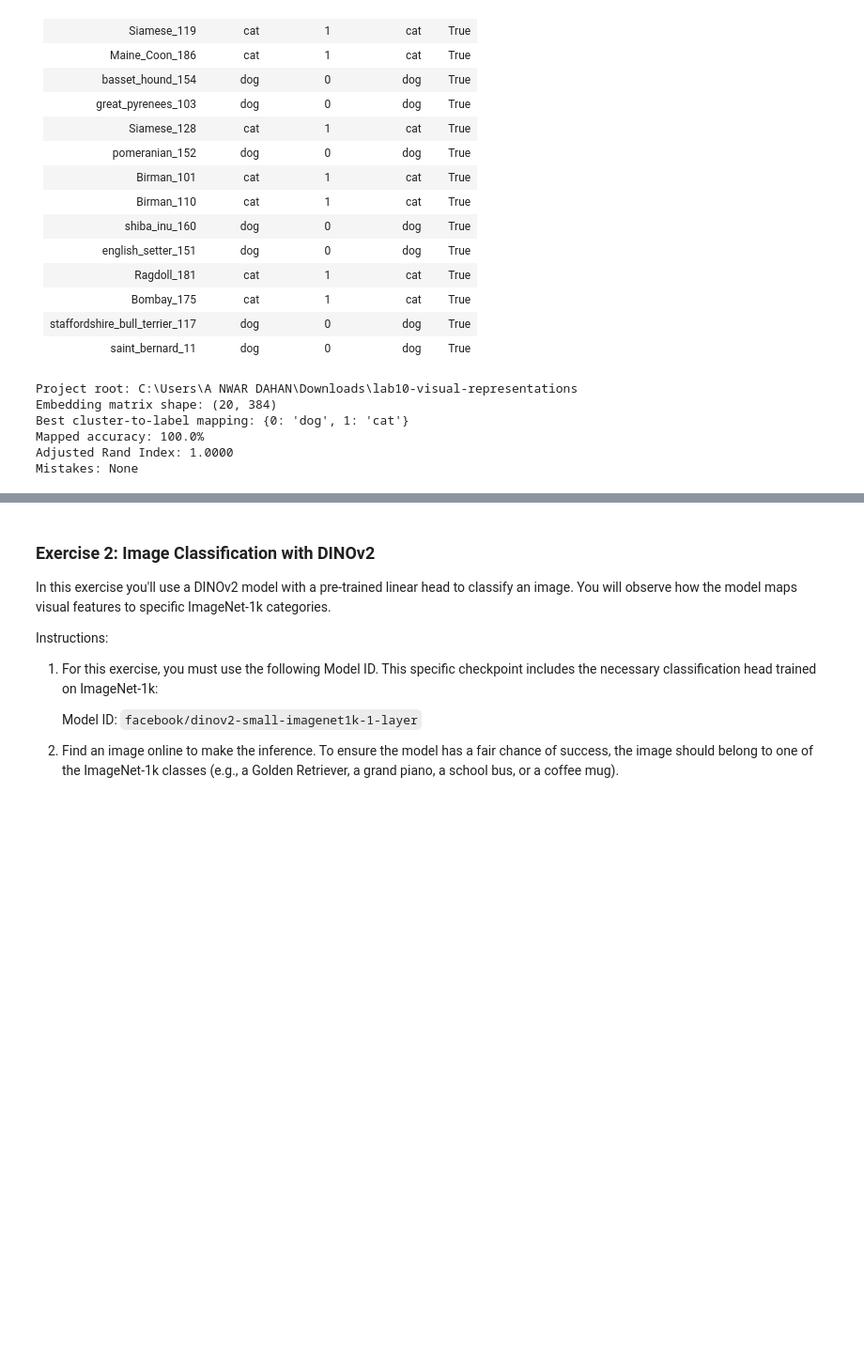
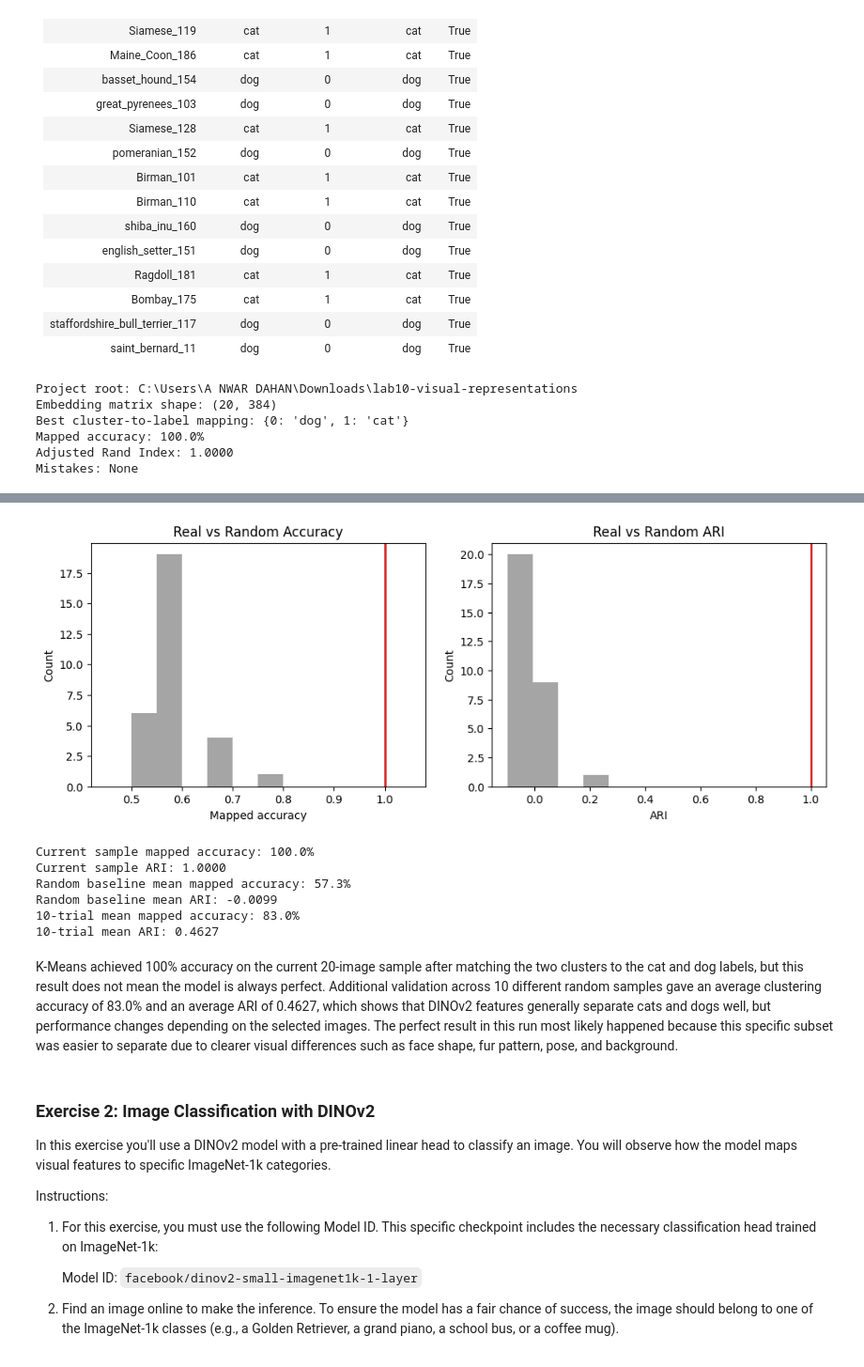
Before and after one commit to AnwarAldahan/arti560-computer-vision-labs, a Jupyter notebook: lab10-visual-representations/lab10-visual-representations-exercise.ipynb, the cells around one changed output, grey strips where cells are left out. Shown at 94% size. Saved outputs shown, nothing was run; the diff lists cells and outputs as text; code cells hidden in the pictures; blank space fills up the shorter version.

```diff
--- a/lab10-visual-representations/lab10-visual-representations-exercise.ipynb
+++ b/lab10-visual-representations/lab10-visual-representations-exercise.ipynb
@@ -235,3 +235,73 @@ Best cluster-to-label mapping: {0: 'dog', 1: 'cat'}
 Mapped accuracy: 100.0%
 Adjusted Rand Index: 1.0000
 Mistakes: None
+# %%
+def clustering_scores(embeddings, true_binary):
+    clusters = KMeans(n_clusters=2, n_init=20, random_state=42).fit_predict(embeddings)
+    mapped_accuracy = max(np.mean(clusters == true_binary), np.mean((1 - clusters) == true_binary))
+    ari_score = adjusted_rand_score(true_binary, clusters)
+    return mapped_accuracy, ari_score
+
+embedding_cache = {}
+
+def get_cached_embedding(path):
+    key = str(path)
+    if key not in embedding_cache:
+        embedding_cache[key] = get_cls_embedding(path)
+    return embedding_cache[key]
+
+real_acc, real_ari = clustering_scores(embeddings, true_binary)
+
+random_accs = []
+random_aris = []
+for seed in range(30):
+    rng_local = np.random.default_rng(seed)
+    random_embeddings = rng_local.normal(size=embeddings.shape)
+    acc, ari_score = clustering_scores(random_embeddings, true_binary)
+    random_accs.append(acc)
+    random_aris.append(ari_score)
+
+trial_rows = [
+    "| seed | mapped_accuracy | ari |",
+    "|---:|---:|---:|",
+]
+trial_accs = []
+trial_aris = []
+for seed in range(10):
+    rng_local = np.random.default_rng(100 + seed)
+    cats = [cat_records[i] for i in rng_local.choice(len(cat_records), size=10, replace=False)]
+    dogs = [dog_records[i] for i in rng_local.choice(len(dog_records), size=10, replace=False)]
+    trial_records = cats + dogs
+    rng_local.shuffle(trial_records)
+    trial_true_binary = np.array([0 if record["species"] == 1 else 1 for record in trial_records])
+    trial_embeddings = np.vstack([get_cached_embedding(record["path"]) for record in trial_records])
+    acc, ari_score = clustering_scores(trial_embeddings, trial_true_binary)
+    trial_accs.append(acc)
+    trial_aris.append(ari_score)
+    trial_rows.append(f"| {seed} | {acc * 100:.1f}% | {ari_score:.4f} |")
+
+display(Markdown("\n".join(trial_rows)))
+
+fig, axes = plt.subplots(1, 2, figsize=(12, 4))
+
+axes[0].hist(random_accs, bins=np.linspace(0.45, 1.05, 13), color="tab:gray", alpha=0.7)
+axes[0].axvline(real_acc, color="tab:red", linewidth=2)
+axes[0].set_title("Real vs Random Accuracy")
+axes[0].set_xlabel("Mapped accuracy")
+axes[0].set_ylabel("Count")
+
+axes[1].hist(random_aris, bins=np.linspace(-0.1, 1.0, 13), color="tab:gray", alpha=0.7)
+axes[1].axvline(real_ari, color="tab:red", linewidth=2)
+axes[1].set_title("Real vs Random ARI")
+axes[1].set_xlabel("ARI")
+axes[1].set_ylabel("Count")
+
+plt.show()
+
+print(f"Current sample mapped accuracy: {real_acc * 100:.1f}%")
+print(f"Current sample ARI: {real_ari:.4f}")
+print(f"Random baseline mean mapped accuracy: {np.mean(random_accs) * 100:.1f}%")
+print(f"Random baseline mean ARI: {np.mean(random_aris):.4f}")
+print(f"10-trial mean mapped accuracy: {np.mean(trial_accs) * 100:.1f}%")
+print(f"10-trial mean ARI: {np.mean(trial_aris):.4f}")
+# %% [output]
@@ -238,3 +320,12 @@ Mistakes: None
+[figure, added]
+Current sample mapped accuracy: 100.0%
+Current sample ARI: 1.0000
+Random baseline mean mapped accuracy: 57.3%
+Random baseline mean ARI: -0.0099
+10-trial mean mapped accuracy: 83.0%
+10-trial mean ARI: 0.4627
+# %% [markdown]
+K-Means achieved 100% accuracy on the current 20-image sample after matching the two clusters to the cat and dog labels, but this result does not mean the model is always perfect. Additional validation across 10 different random samples gave an average clustering accuracy of 83.0% and an average ARI of 0.4627, which shows that DINOv2 features generally separate cats and dogs well, but performance changes depending on the selected images. The perfect result in this run most likely happened because this specific subset was easier to separate due to clearer visual differences such as face shape, fur pattern, pose, and background.
 # %% [markdown]
 ### Exercise 2: Image Classification with DINOv2
 
```
Also changed, not shown: parts of 1 cell of this notebook.
